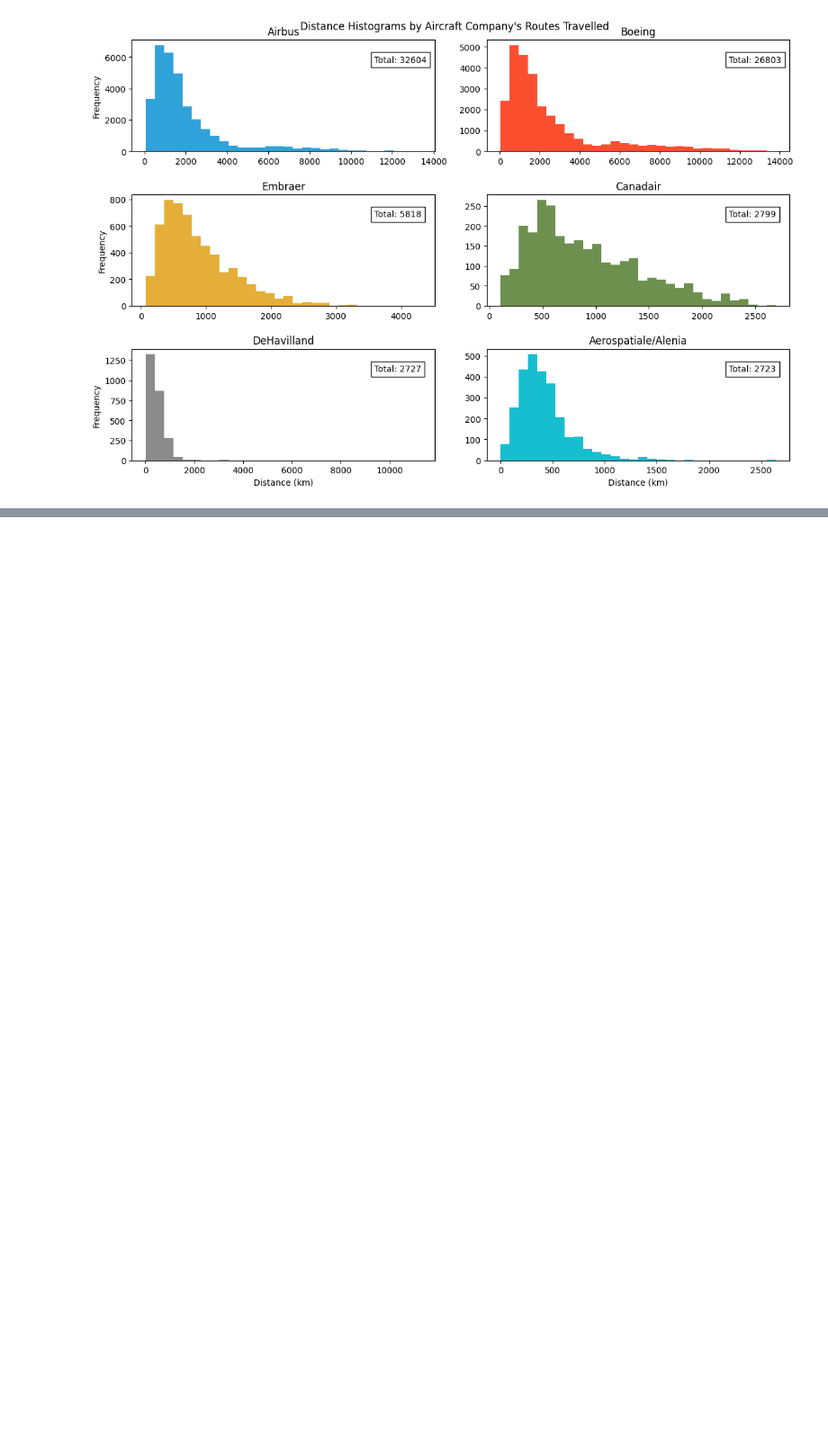
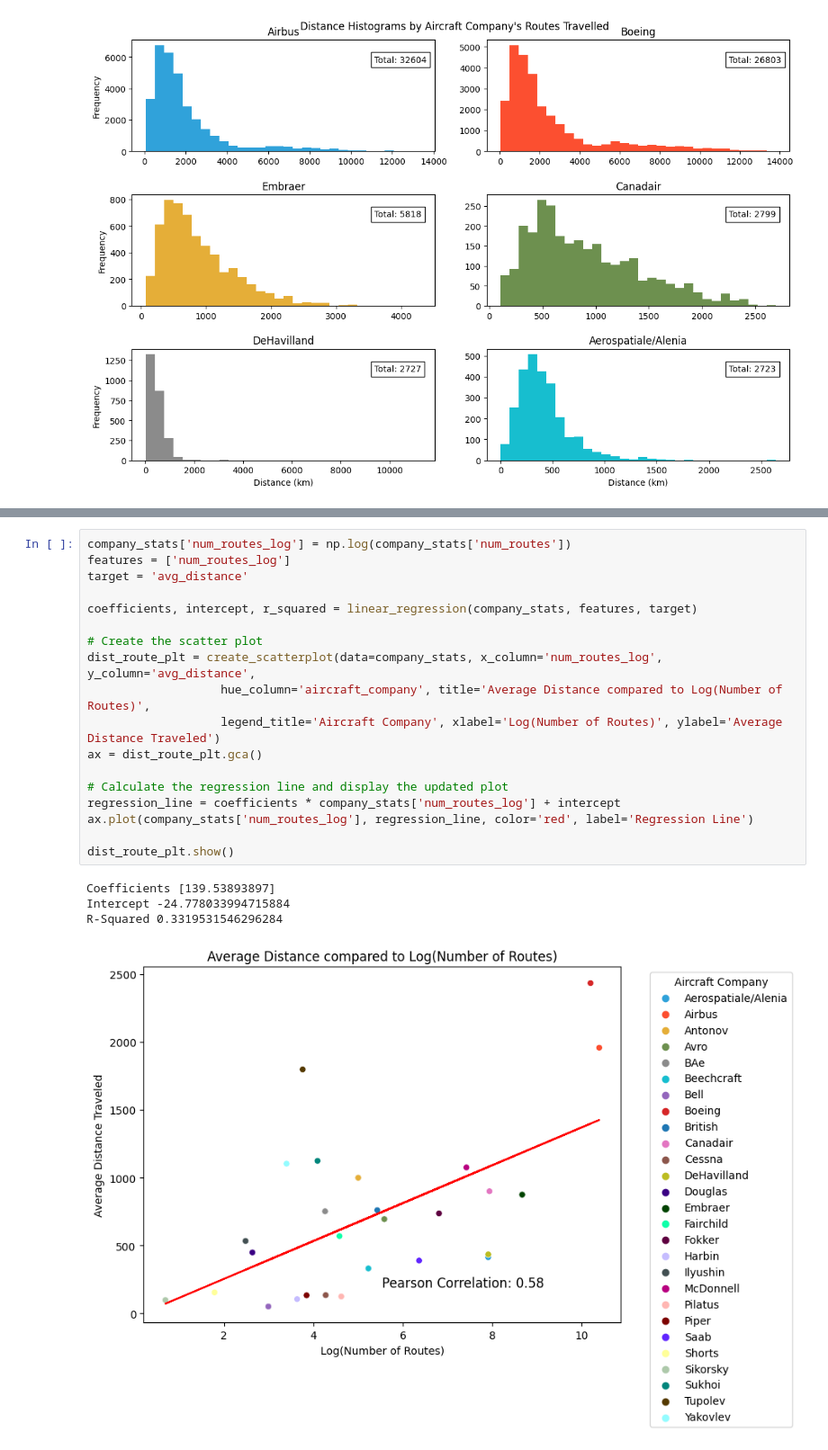
Before and after one commit to sakinanazarali/MADS_Milestone1, a Jupyter notebook: analysis.ipynb, the cells around one changed output, grey strips where cells are left out. Shown: that part at 90% size. Drawn from its saved outputs; the diff is of its cells as text; blank space fills up the shorter version.

```diff
--- a/analysis.ipynb
+++ b/analysis.ipynb
@@ -258,0 +279,23 @@ Airbus and Boeing clearly have the largest number of unique routes, and have lon
+# %%
+company_stats['num_routes_log'] = np.log(company_stats['num_routes'])
+features = ['num_routes_log']
+target = 'avg_distance'
+
+coefficients, intercept, r_squared = linear_regression(company_stats, features, target)
+
+# Create the scatter plot
+dist_route_plt = create_scatterplot(data=company_stats, x_column='num_routes_log', y_column='avg_distance',
+                   hue_column='aircraft_company', title='Average Distance compared to Log(Number of Routes)',
+                   legend_title='Aircraft Company', xlabel='Log(Number of Routes)', ylabel='Average Distance Traveled')
+ax = dist_route_plt.gca()
+
+# Calculate the regression line and display the updated plot
+regression_line = coefficients * company_stats['num_routes_log'] + intercept
+ax.plot(company_stats['num_routes_log'], regression_line, color='red', label='Regression Line')
+
+dist_route_plt.show()
+# %% [output]
+Coefficients [139.53893897]
+Intercept -24.778033994715884
+R-Squared 0.3319531546296284
+[figure, added]
```
Also changed, not shown: parts of 11 cells of this notebook.
